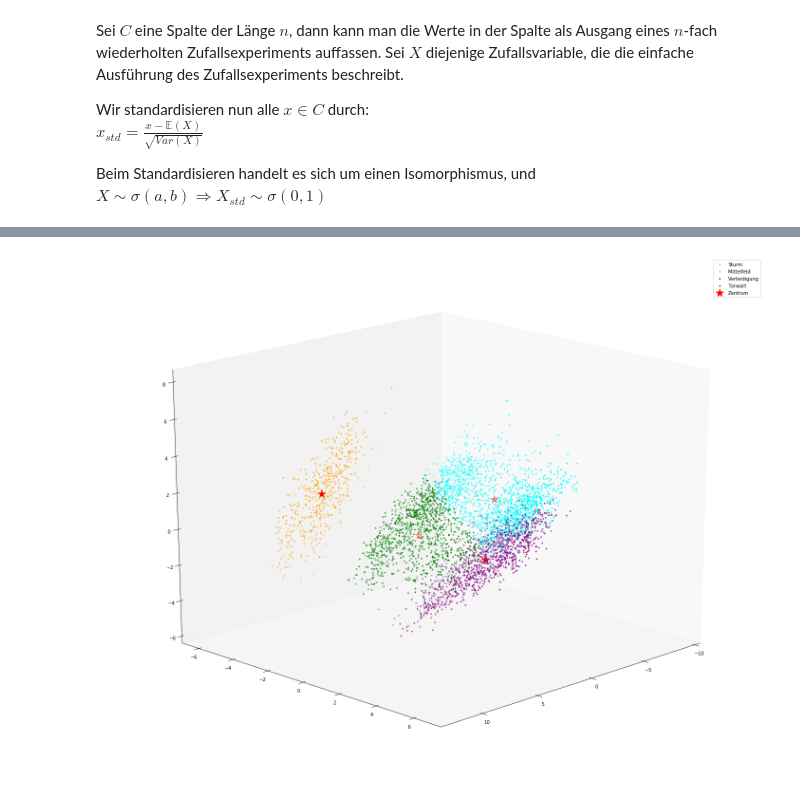
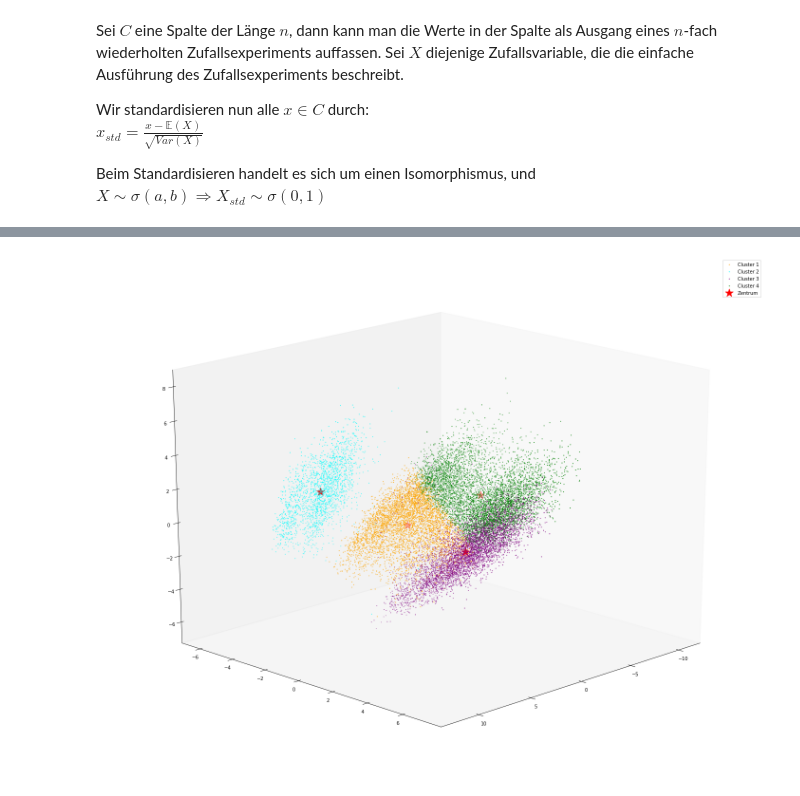
Before and after one commit to pkeil/Bundesligaspieler_Classifier, a Jupyter notebook: BL_DimRed.ipynb, the cells around one changed output, grey strips where cells are left out. Drawn from its saved outputs; the diff is of its cells as text; code cells hidden in the pictures.

```diff
--- a/BL_DimRed.ipynb
+++ b/BL_DimRed.ipynb
@@ -144,11 +154,11 @@ Verteidigung       0.81      0.90      0.86       146
 # %%
 from sklearn.cluster import KMeans
-k_means = KMeans(n_clusters=4, random_state=0)
-k_means = k_means.fit(X_pca_train)
-y_k_means = k_means.predict(X_pca_test)
-y_k_means = pd.DataFrame(y_k_means, columns=['k_means_result'], index=y_pca_test.index)
+k_means = KMeans(n_clusters=4)
+k_means = k_means.fit(X_pca)
+y_k_means = k_means.predict(X_pca)
+y_k_means = pd.DataFrame(y_k_means, columns=['k_means_result'], index=X_pca.index)
 y_k_means
-y_test_1 = y_pca_test.join(y_k_means, how='left')
+y_test_1 = y.join(y_k_means, how='left')
 y_test_1.groupby(['Position','k_means_result']).size()
 # %% [output]
 Position      k_means_result
@@ -168,6 +180,7 @@ k_means_stats = pd.DataFrame(k_means.predict(X_pca), index=X_pca.index, columns=
 def join_cluster_center(x):
     return k_means.cluster_centers_[x]
 k_means_stats['Cluster Center'] = k_means_stats['k-means Cluster Number'].apply(join_cluster_center)
+k_means_stats = k_means_stats.join(y,how='left')
 k_means_stats = k_means_stats.join(X_pca, how='left')
 k_means_stats_0=k_means_stats.where(k_means_stats['k-means Cluster Number']==0).dropna()
 k_means_stats_0=np.array(k_means_stats_0[['PC1','PC2','PC3']])
@@ -181,6 +194,6 @@ k_means_stats_3=np.array(k_means_stats_3[['PC1','PC2','PC3']])
 #k_means_stats['PCA Datapoints']=PCA_Datapoints.tolist()
 #k_means_stats
 #x_dp, y_dp, z_dp = PCA_Datapoints.T
-
+k_means_stats
 
 #def calc_dist(x):
@@ -187,19 +247,20 @@ k_means_stats_3=np.array(k_means_stats_3[['PC1','PC2','PC3']])
 # %%
 from matplotlib import pyplot as plt
 from mpl_toolkits.mplot3d import axes3d
 fig = plt.figure(figsize=(25,20))
 ax = fig.gca(projection='3d')
 #ax = fig.add_subplot(1, 1, 1, axisbg="white")
-ax.scatter(k_means_stats_0[:,0], k_means_stats_0[:,1], k_means_stats_0[:,2],color='orange', label='Sturm',s=5)
-ax.scatter(k_means_stats_1[:,0], k_means_stats_1[:,1], k_means_stats_1[:,2],color='cyan', label='Mittelfeld',s=5)
-ax.scatter(k_means_stats_2[:,0], k_means_stats_2[:,1], k_means_stats_2[:,2],color='purple', label='Verteidigung',s=5)
-ax.scatter(k_means_stats_3[:,0], k_means_stats_3[:,1], k_means_stats_3[:,2],color='green', label='Torwart',s=5)
+ax.scatter(k_means_stats_0[:,0], k_means_stats_0[:,1], k_means_stats_0[:,2],color='orange', label='Cluster 1',s=1)
+ax.scatter(k_means_stats_1[:,0], k_means_stats_1[:,1], k_means_stats_1[:,2],color='cyan', label='Cluster 2',s=1)
+ax.scatter(k_means_stats_2[:,0], k_means_stats_2[:,1], k_means_stats_2[:,2],color='purple', label='Cluster 3',s=1)
+ax.scatter(k_means_stats_3[:,0], k_means_stats_3[:,1], k_means_stats_3[:,2],color='green', label='Cluster 4',s=1)
 ax.scatter(k_means.cluster_centers_[:,0], k_means.cluster_centers_[:,1], k_means.cluster_centers_[:,2],color='red',marker='*',s=300, label='Zentrum')
 ax.legend()
 ax.grid(False)
 ax.view_init(20, 45)
 plt.savefig("KMeans.jpg",dpi=500)
+
 plt.show()
 # %% [output]
-[figure, old version]
+[figure, new version]
 # %%
```
Also changed, not shown: parts of 13 cells of this notebook, 12 other files.
